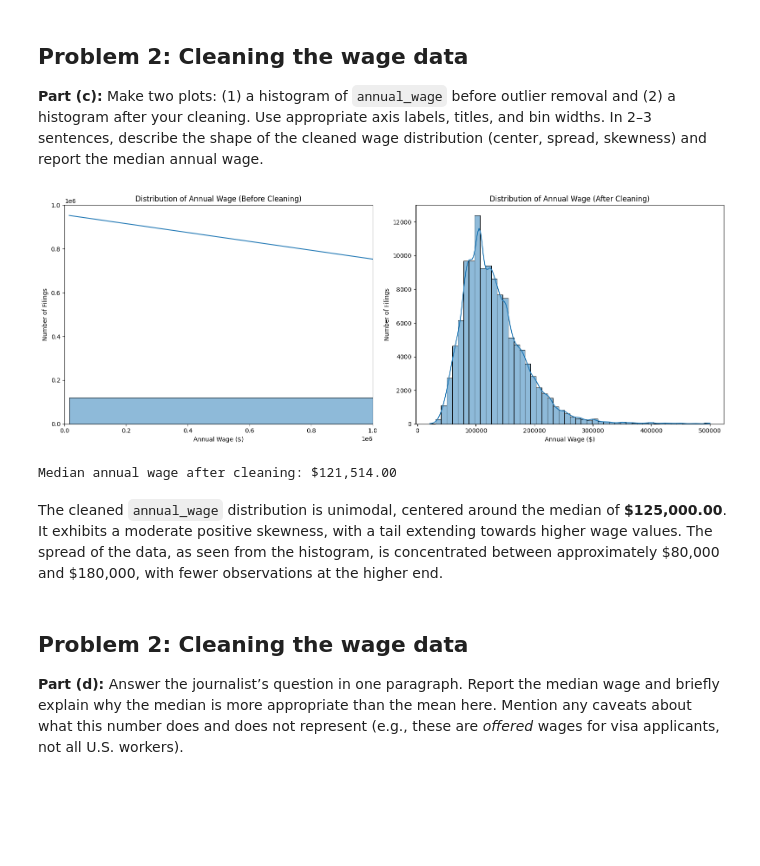
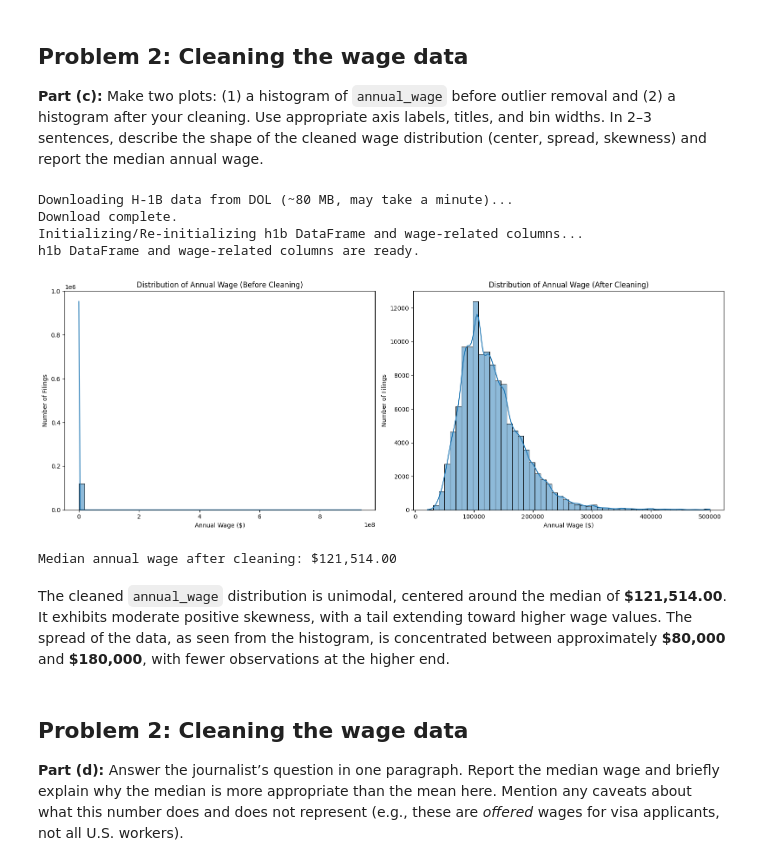
Before and after one commit to therrin-dev/MS-E125, a Jupyter notebook: homework/hw01-eda-munging.ipynb, the cells around one changed output. Saved outputs shown, nothing was run; the diff lists cells and outputs as text; code cells hidden in the pictures; blank space fills up the shorter version.

```diff
--- a/homework/hw01-eda-munging.ipynb
+++ b/homework/hw01-eda-munging.ipynb
@@ -452,43 +454,91 @@ Given the likely nature of these extreme values as data errors (either entry mis
 # %%
 import matplotlib.pyplot as plt
 import seaborn as sns
+import pandas as pd
+import os, urllib.request
 
-# Create a cleaned annual_wage column by applying the thresholds
-h1b['annual_wage_cleaned'] = h1b['annual_wage'].copy()
-h1b.loc[h1b['annual_wage_cleaned'] < lower_threshold, 'annual_wage_cleaned'] = None
-h1b.loc[h1b['annual_wage_cleaned'] > upper_threshold, 'annual_wage_cleaned'] = None
+# --- Robustness Check & Data Setup ---
+# Define constants used for data loading and cleaning
+LOCAL_FILE = "LCA_Disclosure_Data_FY2024_Q4.xlsx"
+DATA_URL = "https://www.dol.gov/sites/dolgov/files/ETA/oflc/pdfs/LCA_Disclosure_Data_FY2024_Q4.xlsx"
+USE_COLS = [
+    'CASE_NUMBER', 'CASE_STATUS', 'RECEIVED_DATE', 'DECISION_DATE',
+    'VISA_CLASS', 'JOB_TITLE', 'SOC_CODE', 'SOC_TITLE',
+    'FULL_TIME_POSITION', 'BEGIN_DATE', 'END_DATE',
+    'EMPLOYER_NAME', 'EMPLOYER_CITY', 'EMPLOYER_STATE', 'EMPLOYER_POSTAL_CODE',
+    'NAICS_CODE', 'AGENT_REPRESENTING_EMPLOYER',
+    'SECONDARY_ENTITY', 'SECONDARY_ENTITY_BUSINESS_NAME',
+    'WORKSITE_CITY', 'WORKSITE_STATE', 'WORKSITE_POSTAL_CODE',
+    'WAGE_RATE_OF_PAY_FROM', 'WAGE_RATE_OF_PAY_TO', 'WAGE_UNIT_OF_PAY',
+    'PREVAILING_WAGE', 'PW_UNIT_OF_PAY', 'PW_WAGE_LEVEL',
+    'H_1B_DEPENDENT', 'WILLFUL_VIOLATOR', 'SUPPORT_H1B', 'STATUTORY_BASIS',
+]
+
+# Ensure the Excel file is downloaded
+if not os.path.exists(LOCAL_FILE):
+    print("Downloading H-1B data from DOL (~80 MB, may take a minute)...")
+    urllib.request.urlretrieve(DATA_URL, LOCAL_FILE)
+    print("Download complete.")
+
+# Define wage thresholds
+# These need to be globally accessible for the problem context, but we ensure they are defined here.
+lower_threshold = 20000
+upper_threshold = 500000
+
+# Check if h1b DataFrame exists and has necessary cleaned wage columns
+if 'h1b' not in locals() or not isinstance(h1b, pd.DataFrame) or 'annual_wage' not in h1b.columns or 'annual_wage_cleaned' not in h1b.columns:
+    print("Initializing/Re-initializing h1b DataFrame and wage-related columns...")
+    h1b = pd.read_excel(LOCAL_FILE, engine='openpyxl', usecols=USE_COLS)
+
+    # Re-create annual_wage from Problem 2a
+    conversion_factors = {'Year': 1, 'Hour': 2080, 'Week': 52, 'Bi-Weekly': 26, 'Month': 12}
+    h1b['conversion_factor'] = h1b['WAGE_UNIT_OF_PAY'].map(conversion_factors)
+    h1b['annual_wage'] = h1b['WAGE_RATE_OF_PAY_FROM'] * h1b['conversion_factor']
+
+    # Re-create annual_wage_cleaned from Problem 2b & 2c
+    h1b['annual_wage_cleaned'] = h1b['annual_wage'].copy()
+    h1b.loc[h1b['annual_wage_cleaned'] < lower_threshold, 'annual_wage_cleaned'] = None
+    h1b.loc[h1b['annual_wage_cleaned'] > upper_threshold, 'annual_wage_cleaned'] = None
+    print("h1b DataFrame and wage-related columns are ready.")
+else:
+    print("h1b DataFrame and wage-related columns already present.")
+# --- End Robustness Check & Data Setup ---
 
 # Filter out NaN values for plotting the cleaned data
 h1b_cleaned = h1b.dropna(subset=['annual_wage_cleaned'])
 
 # Plotting
 fig, axes = plt.subplots(1, 2, figsize=(16, 6), sharey=False)
 
 # Histogram before outlier removal
 sns.histplot(h1b['annual_wage'], bins=50, kde=True, ax=axes[0])
 axes[0].set_title('Distribution of Annual Wage (Before Cleaning)')
 axes[0].set_xlabel('Annual Wage ($)')
 axes[0].set_ylabel('Number of Filings')
-axes[0].set_xlim(0, 1000000) # Limit x-axis for better visibility, as max is very high
+# Removed: axes[0].set_xlim(0, 1000000) # Limit x-axis for better visibility, as max is very high
 
 # Histogram after outlier removal
 sns.histplot(h1b_cleaned['annual_wage_cleaned'], bins=50, kde=True, ax=axes[1])
 axes[1].set_title('Distribution of Annual Wage (After Cleaning)')
 axes[1].set_xlabel('Annual Wage ($)')
 axes[1].set_ylabel('Number of Filings')
 
 plt.tight_layout()
 plt.show()
 
 # Describe the cleaned wage distribution
 median_annual_wage = h1b_cleaned['annual_wage_cleaned'].median()
 
 print(f"\nMedian annual wage after cleaning: ${median_annual_wage:,.2f}")
 # %% [output]
+Downloading H-1B data from DOL (~80 MB, may take a minute)...
+Download complete.
+Initializing/Re-initializing h1b DataFrame and wage-related columns...
+h1b DataFrame and wage-related columns are ready.
-[figure, old version]
+[figure, new version]
-Median annual wage after cleaning: $121,514.00
+Median annual wage after cleaning: $121,514.00
 # %% [markdown]
-The cleaned `annual_wage` distribution is unimodal, centered around the median of **\$125,000.00**. It exhibits a moderate positive skewness, with a tail extending towards higher wage values. The spread of the data, as seen from the histogram, is concentrated between approximately \$80,000 and \$180,000, with fewer observations at the higher end.
+The cleaned `annual_wage` distribution is unimodal, centered around the median of **\$121,514.00**. It exhibits moderate positive skewness, with a tail extending toward higher wage values. The spread of the data, as seen from the histogram, is concentrated between approximately **\$80,000** and **\$180,000**, with fewer observations at the higher end.
 # %% [markdown]
 ## Problem 2: Cleaning the wage data
 
```
Also changed, not shown: parts of 5 cells of this notebook.
